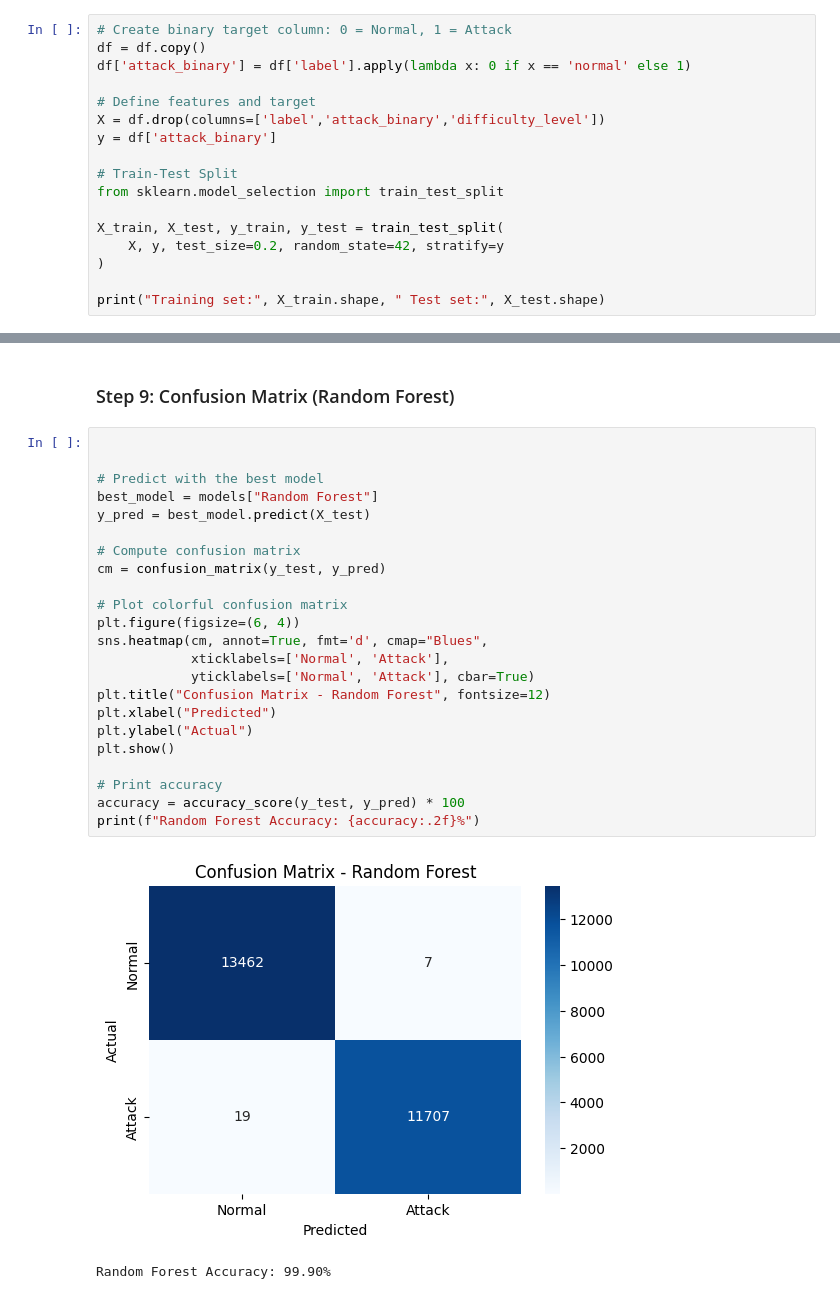
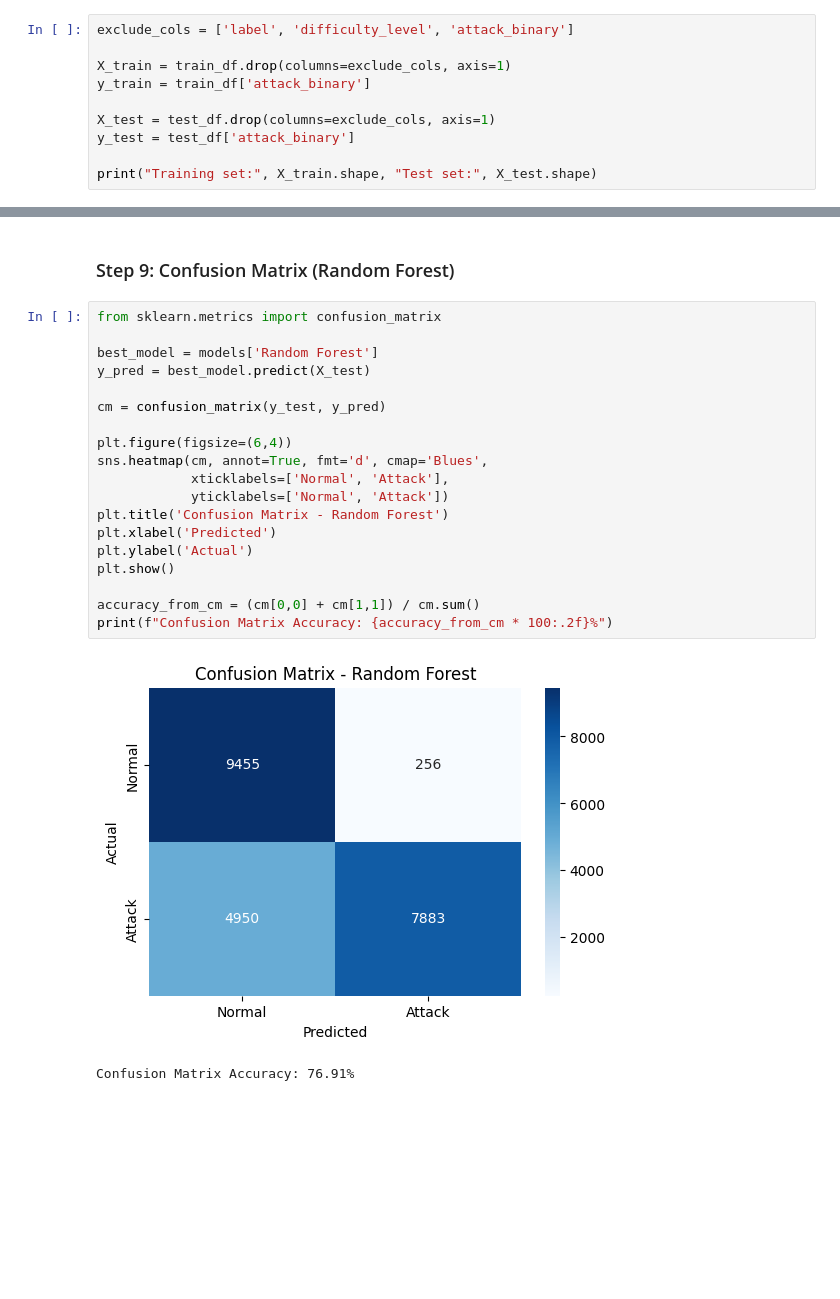
Before and after one commit to SpringBoardMentor193s/SentinelNet, a Jupyter notebook: notebooks/nslkdd_preprocessing.ipynb, the cells around one changed output, grey strips where cells are left out. Cells and saved outputs as stored; diff of their text form; blank space fills up the shorter version.

```diff
--- a/notebooks/nslkdd_preprocessing.ipynb
+++ b/notebooks/nslkdd_preprocessing.ipynb
@@ -125,20 +193,13 @@ df.head()
 # %% [markdown]
 <h3> Step 6: Create Target Variable (Train-Test Split)</h3>
 # %%
-# Create binary target column: 0 = Normal, 1 = Attack
-df = df.copy()
-df['attack_binary'] = df['label'].apply(lambda x: 0 if x == 'normal' else 1)
+exclude_cols = ['label', 'difficulty_level', 'attack_binary']
 
-# Define features and target
-X = df.drop(columns=['label','attack_binary','difficulty_level'])
-y = df['attack_binary']
+X_train = train_df.drop(columns=exclude_cols, axis=1)
+y_train = train_df['attack_binary']
 
-# Train-Test Split
-from sklearn.model_selection import train_test_split
+X_test = test_df.drop(columns=exclude_cols, axis=1)
+y_test = test_df['attack_binary']
 
-X_train, X_test, y_train, y_test = train_test_split(
-    X, y, test_size=0.2, random_state=42, stratify=y
-)
-
-print("Training set:", X_train.shape, " Test set:", X_test.shape)
+print("Training set:", X_train.shape, "Test set:", X_test.shape)
 # %% [output]
@@ -273,28 +272,24 @@ plt.show()
 # %% [markdown]
 <h3> Step 9: Confusion Matrix (Random Forest)</h3>
 # %%
+from sklearn.metrics import confusion_matrix
 
-
-# Predict with the best model
-best_model = models["Random Forest"]
+best_model = models['Random Forest']
 y_pred = best_model.predict(X_test)
 
-# Compute confusion matrix
 cm = confusion_matrix(y_test, y_pred)
 
-# Plot colorful confusion matrix
-plt.figure(figsize=(6, 4))
-sns.heatmap(cm, annot=True, fmt='d', cmap="Blues",
+plt.figure(figsize=(6,4))
+sns.heatmap(cm, annot=True, fmt='d', cmap='Blues',
             xticklabels=['Normal', 'Attack'],
-            yticklabels=['Normal', 'Attack'], cbar=True)
-plt.title("Confusion Matrix - Random Forest", fontsize=12)
-plt.xlabel("Predicted")
-plt.ylabel("Actual")
+            yticklabels=['Normal', 'Attack'])
+plt.title('Confusion Matrix - Random Forest')
+plt.xlabel('Predicted')
+plt.ylabel('Actual')
 plt.show()
 
-# Print accuracy
-accuracy = accuracy_score(y_test, y_pred) * 100
-print(f"Random Forest Accuracy: {accuracy:.2f}%")
+accuracy_from_cm = (cm[0,0] + cm[1,1]) / cm.sum()
+print(f"Confusion Matrix Accuracy: {accuracy_from_cm * 100:.2f}%")
 # %% [output]
-[figure, old version]
+[figure, new version]
-Random Forest Accuracy: 99.90%
+Confusion Matrix Accuracy: 76.91%
```
Also changed, not shown: parts of 18 cells of this notebook.
